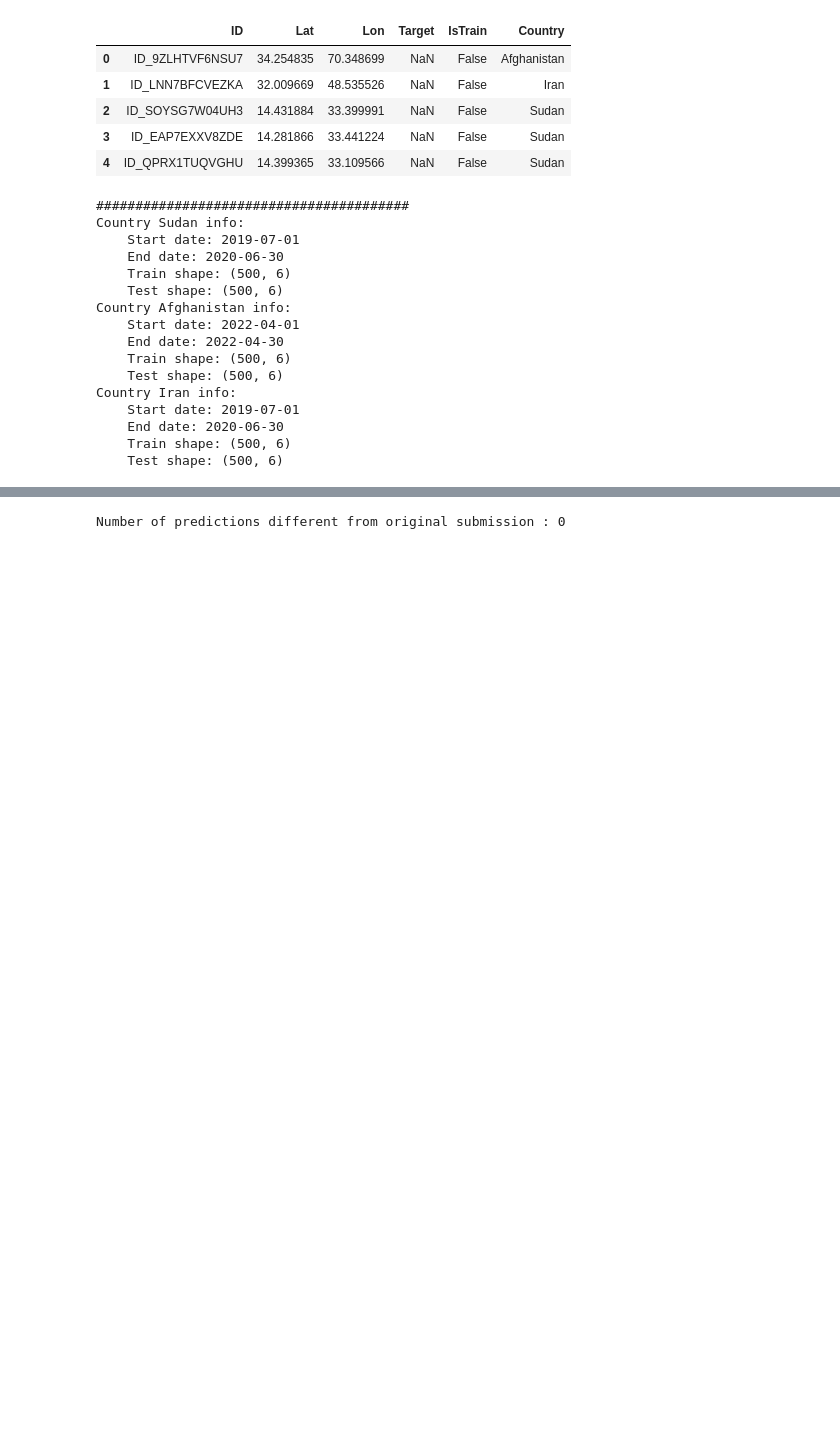
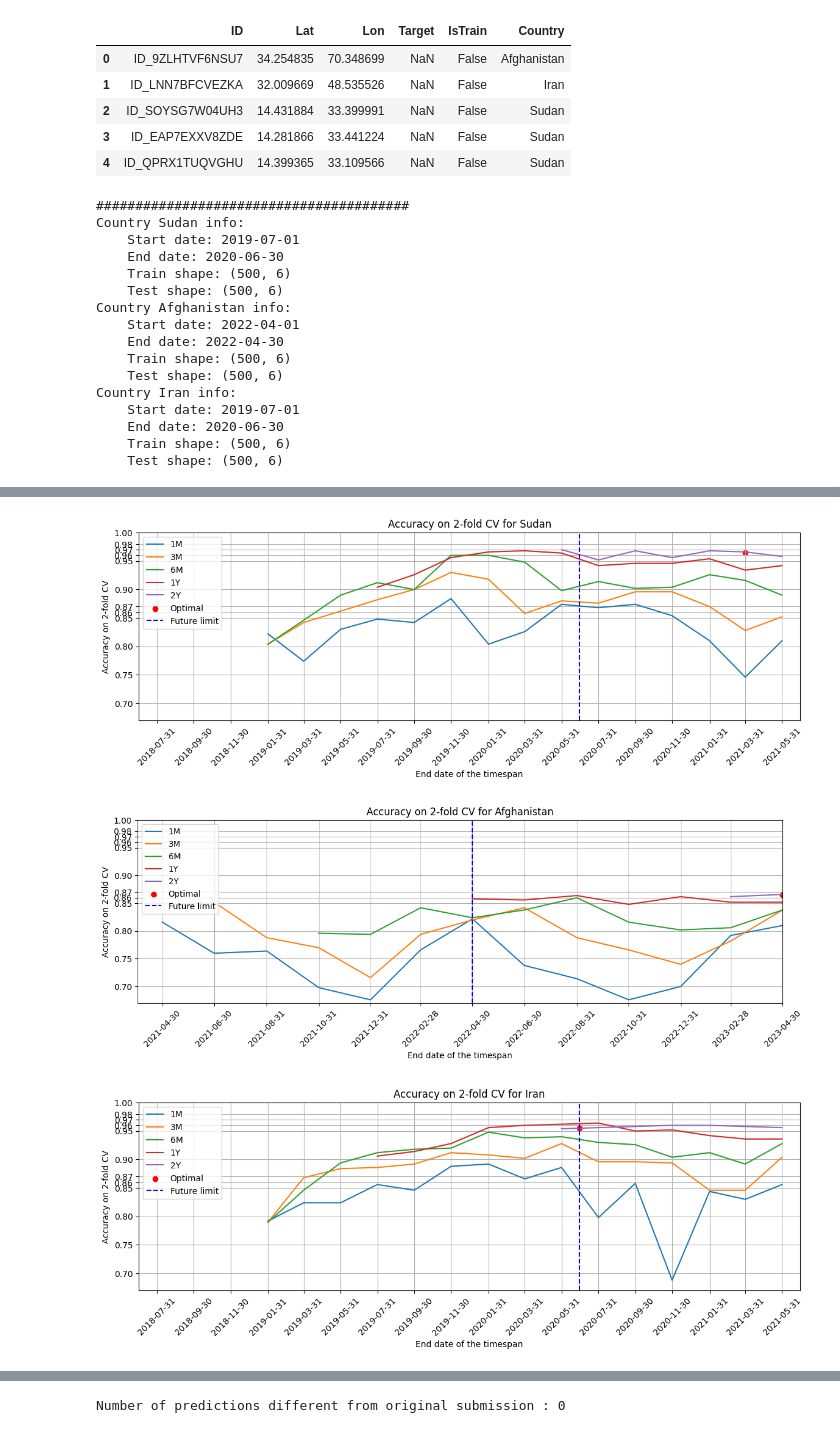
Before and after one commit to ITU-GeoAI-Challenge/2nd-place-GEO-AI-Challenge-for-Cropland-Mapping, a Jupyter notebook: GEO_AI_Cropland_extent_antoine_saget.ipynb, the cells around one changed output, grey strips where cells are left out. Cells and saved outputs as stored; diff of their text form; code cells hidden in the pictures; blank space fills up the shorter version.

```diff
--- a/GEO_AI_Cropland_extent_antoine_saget.ipynb
+++ b/GEO_AI_Cropland_extent_antoine_saget.ipynb
@@ -135,0 +269,6 @@ Country Iran info:
+# %%
+# Parameters
+spans = ['4W', '12W', '24W', '48W', '96W']
+spans_friendly_unit = ['1M', '3M', '6M', '1Y', '2Y']
+freq = '2M'
+bands = [B2, B3, B4, B8]
@@ -135,0 +344,43 @@ Country Iran info:
+# %%
+# Display results
+optimal_parameters = [
+    ['2021-03-31', 0.965],
+    ['2023-04-30', 0.865],
+    ['2020-06-30', 0.955]
+]
+
+for country, accs_spans, end_dates_in_experiment_spans, optimal_parameter in zip(country_settings.values(), countries_accs, end_dates_in_experiment_countries, optimal_parameters):
+    fig, ax = plt.subplots(figsize=(14, 4))
+
+    for span, accs_end_dates, end_dates in zip(spans_friendly_unit, accs_spans, end_dates_in_experiment_spans):
+        ax.plot(end_dates, accs_end_dates, label=span)
+
+    optimal_date = pd.to_datetime(optimal_parameter[0]).normalize()
+    optimal_acc = optimal_parameter[1]
+    ax.scatter(optimal_date, optimal_acc, color='red', label='Optimal')
+
+    true_start_date = pd.to_datetime(country[START_DATE]) - pd.Timedelta(days=365)
+    true_end_date = pd.to_datetime(country[END_DATE]) + pd.Timedelta(days=365)
+    end_dates = pd.date_range(
+        start=true_start_date,
+        end=true_end_date,
+        freq='2M'
+    )
+
+    plt.title(f'Accuracy on 2-fold CV for {country[COUNTRY_NAME]}')
+    plt.xlabel('End date of the timespan')
+    plt.ylabel('Accuracy on 2-fold CV')
+    plt.xticks(end_dates, rotation=45)
+    plt.xlim(true_start_date, true_end_date)
+    plt.yticks(list(np.arange(0.7, 1.01, 0.05)) + [0.86, 0.87, 0.96, 0.97, 0.98])
+    plt.ylim(0.67, 1)
+
+    ax.axvline(pd.to_datetime(country[END_DATE]), color='blue', linestyle='dashed', label='Future limit')
+    ax.legend()
+
+    plt.grid()
+    plt.show()
+# %% [output]
+[figure, added]
+[figure, added]
+[figure, added]
```
Also changed, not shown: parts of 29 cells of this notebook, 2 other files.
